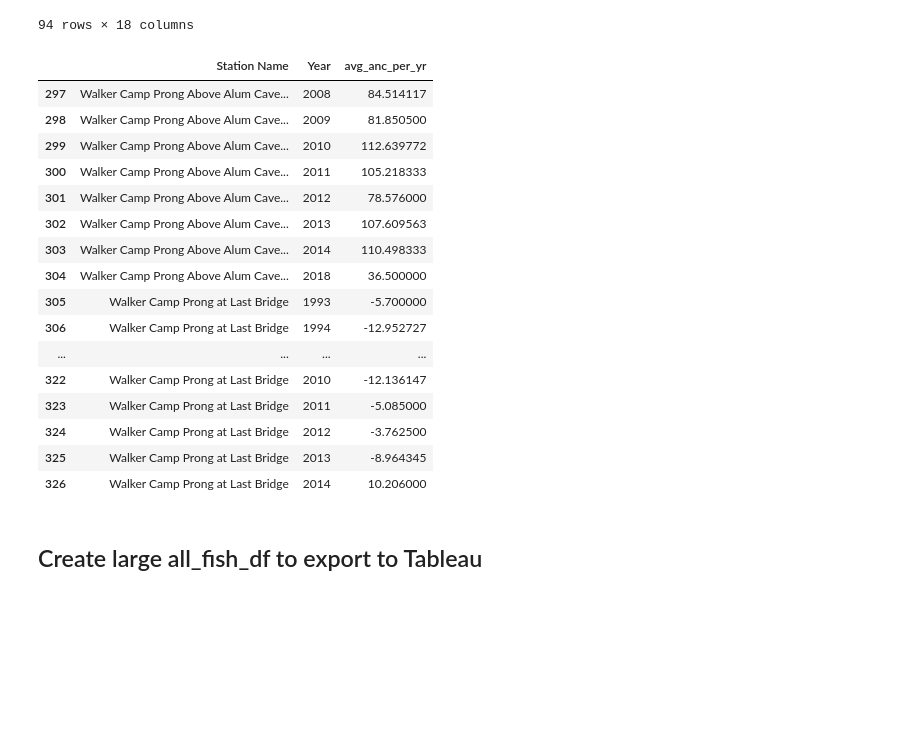
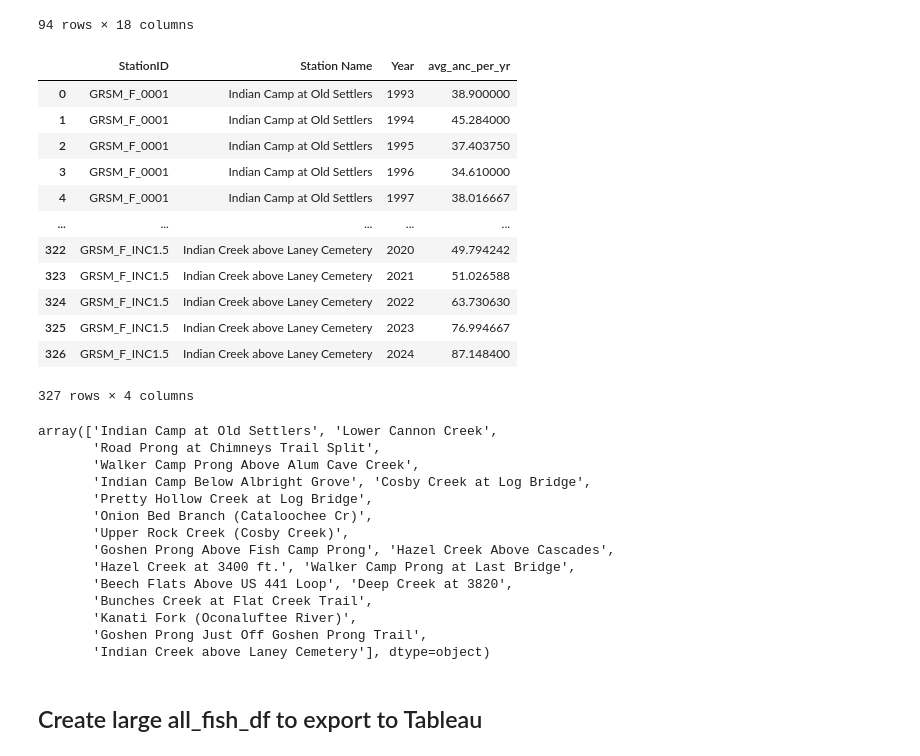
Before and after one commit to KarenBoles/Capstone-DA14, a Jupyter notebook: notebooks/Trout_Condition_Capstone.ipynb, the cells around one changed output. Drawn from its saved outputs; the diff is of its cells as text; code cells hidden in the pictures; blank space fills up the shorter version.

```diff
--- a/notebooks/Trout_Condition_Capstone.ipynb
+++ b/notebooks/Trout_Condition_Capstone.ipynb
@@ -274,26 +275,39 @@ station_anc_df.head()
 | 7787 | GRSM | GRSM_F_INC1.5 | Indian Creek above Laney Cemetery | 35.483708 | -83.410429 | 2016-03-21 | ... |
 94 rows × 18 columns
 # %%
-station_anc_df=anc_df.groupby(['Station Name','Year'])['Result Value/Text'].mean().reset_index(name='avg_anc_per_yr')
-station_anc_df.tail(30)
+station_anc_df=anc_df.groupby(['StationID','Station Name','Year'])['Result Value/Text'].mean().reset_index(name='avg_anc_per_yr')
+station_anc_df
 # %% [output]
-|  | Station Name | Year | avg_anc_per_yr |
-| 297 | Walker Camp Prong Above Alum Cave... | 2008 | 84.514117 |
-| 298 | Walker Camp Prong Above Alum Cave... | 2009 | 81.850500 |
-| 299 | Walker Camp Prong Above Alum Cave... | 2010 | 112.639772 |
-| 300 | Walker Camp Prong Above Alum Cave... | 2011 | 105.218333 |
-| 301 | Walker Camp Prong Above Alum Cave... | 2012 | 78.576000 |
-| 302 | Walker Camp Prong Above Alum Cave... | 2013 | 107.609563 |
-| 303 | Walker Camp Prong Above Alum Cave... | 2014 | 110.498333 |
-| 304 | Walker Camp Prong Above Alum Cave... | 2018 | 36.500000 |
-| 305 | Walker Camp Prong at Last Bridge | 1993 | -5.700000 |
-| 306 | Walker Camp Prong at Last Bridge | 1994 | -12.952727 |
-| ... | ... | ... | ... |
-| 322 | Walker Camp Prong at Last Bridge | 2010 | -12.136147 |
-| 323 | Walker Camp Prong at Last Bridge | 2011 | -5.085000 |
-| 324 | Walker Camp Prong at Last Bridge | 2012 | -3.762500 |
-| 325 | Walker Camp Prong at Last Bridge | 2013 | -8.964345 |
-| 326 | Walker Camp Prong at Last Bridge | 2014 | 10.206000 |
+|  | StationID | Station Name | Year | avg_anc_per_yr |
+| 0 | GRSM_F_0001 | Indian Camp at Old Settlers | 1993 | 38.900000 |
+| 1 | GRSM_F_0001 | Indian Camp at Old Settlers | 1994 | 45.284000 |
+| 2 | GRSM_F_0001 | Indian Camp at Old Settlers | 1995 | 37.403750 |
+| 3 | GRSM_F_0001 | Indian Camp at Old Settlers | 1996 | 34.610000 |
+| 4 | GRSM_F_0001 | Indian Camp at Old Settlers | 1997 | 38.016667 |
+| ... | ... | ... | ... | ... |
+| 322 | GRSM_F_INC1.5 | Indian Creek above Laney Cemetery | 2020 | 49.794242 |
+| 323 | GRSM_F_INC1.5 | Indian Creek above Laney Cemetery | 2021 | 51.026588 |
+| 324 | GRSM_F_INC1.5 | Indian Creek above Laney Cemetery | 2022 | 63.730630 |
+| 325 | GRSM_F_INC1.5 | Indian Creek above Laney Cemetery | 2023 | 76.994667 |
+| 326 | GRSM_F_INC1.5 | Indian Creek above Laney Cemetery | 2024 | 87.148400 |
+327 rows × 4 columns
+# %%
+station_anc_df['Station Name'].unique()
+# %% [output]
+array(['Indian Camp at Old Settlers', 'Lower Cannon Creek',
+       'Road Prong at Chimneys Trail Split',
+       'Walker Camp Prong Above Alum Cave Creek',
+       'Indian Camp Below Albright Grove', 'Cosby Creek at Log Bridge',
+       'Pretty Hollow Creek at Log Bridge',
+       'Onion Bed Branch (Cataloochee Cr)',
+       'Upper Rock Creek (Cosby Creek)',
+       'Goshen Prong Above Fish Camp Prong', 'Hazel Creek Above Cascades',
+       'Hazel Creek at 3400 ft.', 'Walker Camp Prong at Last Bridge',
+       'Beech Flats Above US 441 Loop', 'Deep Creek at 3820',
+       'Bunches Creek at Flat Creek Trail',
+       'Kanati Fork (Oconaluftee River)',
+       'Goshen Prong Just Off Goshen Prong Trail',
+       'Indian Creek above Laney Cemetery'], dtype=object)
 # %% [markdown]
 ## Create large all_fish_df to export to Tableau
 # %%
```
Also changed, not shown: parts of 12 cells of this notebook.
